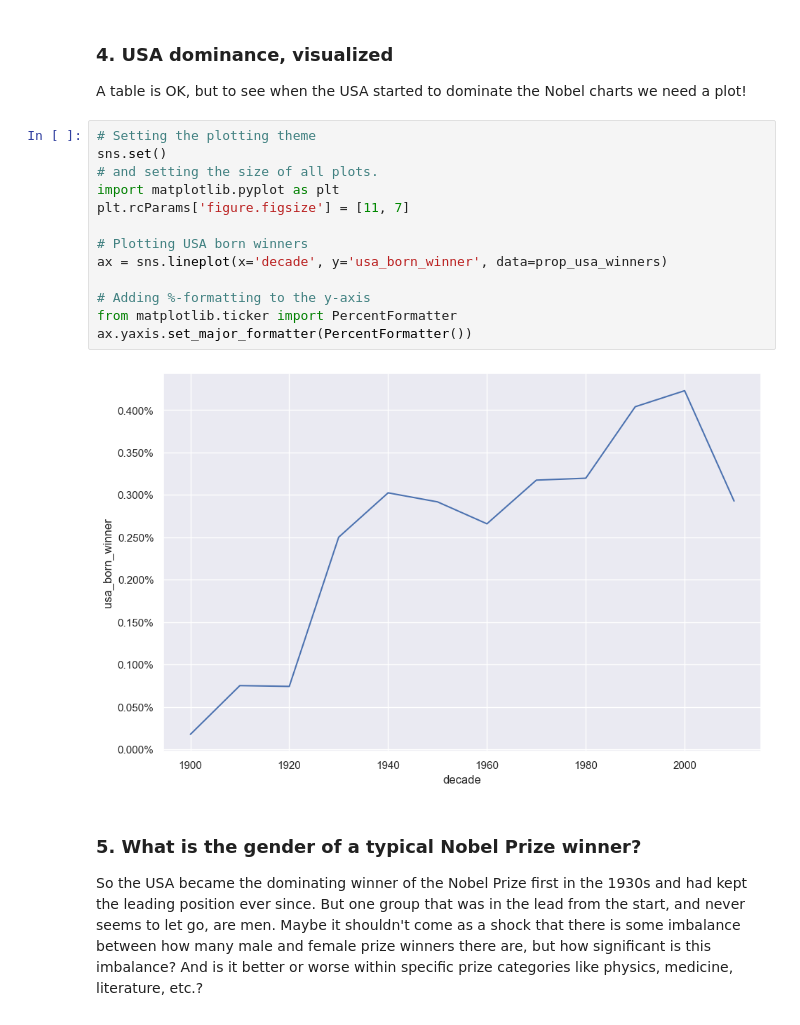
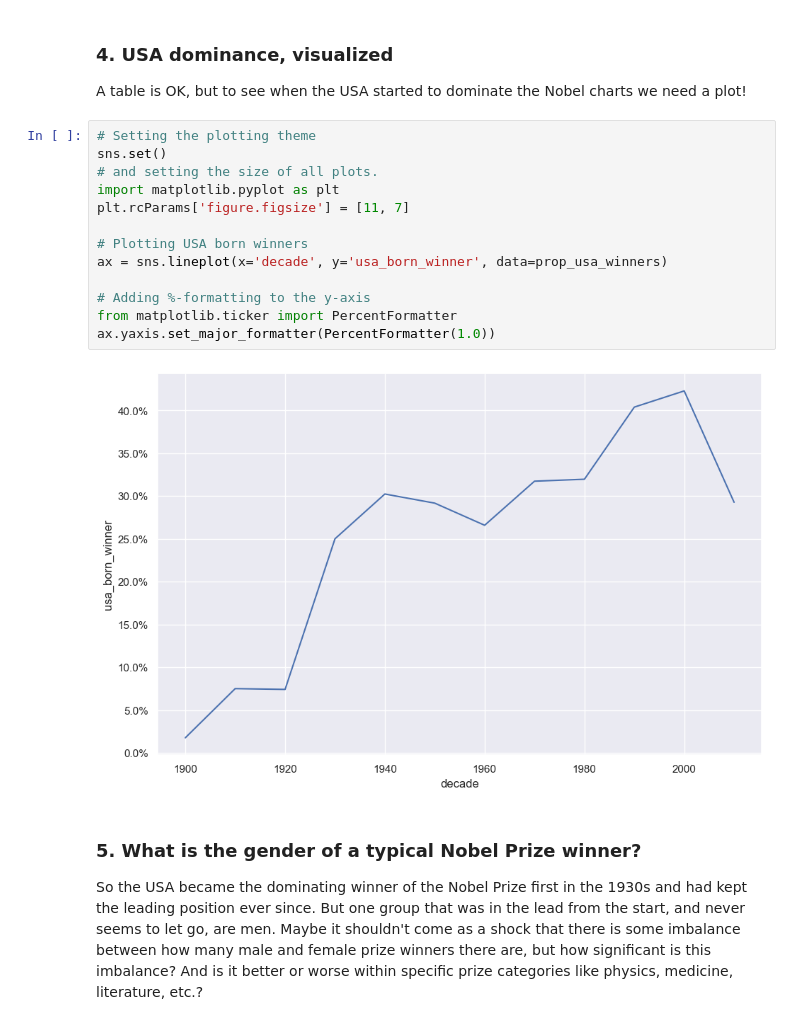
Before and after one commit to mcabas/DataCamp_Projects, a Jupyter notebook: DataCamp.Project_004_A Visual History of Nobel Prize Winners.ipynb, the cells around one changed output. Cells and saved outputs as stored; diff of their text form.

```diff
--- a/DataCamp.Project_004_A Visual History of Nobel Prize Winners.ipynb
+++ b/DataCamp.Project_004_A Visual History of Nobel Prize Winners.ipynb
@@ -136,18 +126,18 @@ A table is OK, but to see when the USA started to dominate the Nobel charts we n
 # %%
 # Setting the plotting theme
 sns.set()
 # and setting the size of all plots.
 import matplotlib.pyplot as plt
 plt.rcParams['figure.figsize'] = [11, 7]
 
 # Plotting USA born winners
 ax = sns.lineplot(x='decade', y='usa_born_winner', data=prop_usa_winners)
 
 # Adding %-formatting to the y-axis
 from matplotlib.ticker import PercentFormatter
-ax.yaxis.set_major_formatter(PercentFormatter())
+ax.yaxis.set_major_formatter(PercentFormatter(1.0))
 # %% [output]
-[figure, old version]
+[figure, new version]
 # %% [markdown]
 ### **5. What is the gender of a typical Nobel Prize winner?**
 
```
Also changed, not shown: parts of 4 cells of this notebook.
